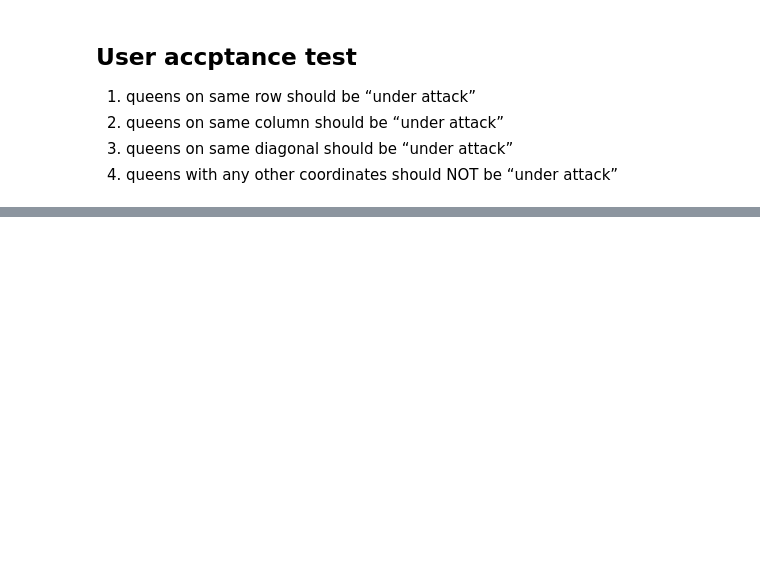
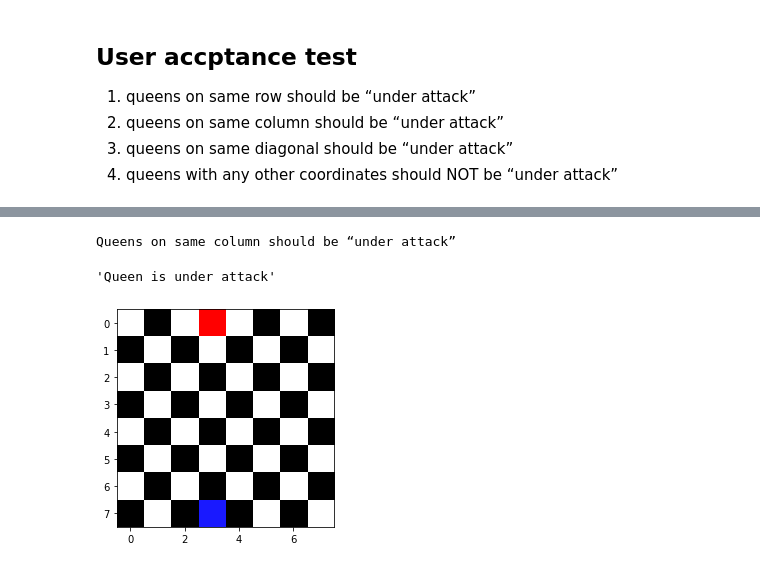
Before and after one commit to will-ing/chess-game, a Jupyter notebook: chess_board.ipynb, the cells around one changed output, grey strips where cells are left out. Saved outputs shown, nothing was run; the diff lists cells and outputs as text; code cells hidden in the pictures; blank space fills up the shorter version.

```diff
--- a/chess_board.ipynb
+++ b/chess_board.ipynb
@@ -70,0 +80,11 @@ board.render()
+# %%
+board = ChessBoard()
+blue = BlueQueen(7, 3)
+red = RedQueen(0, 3)
+board.render()
+print('Queens on same column should be “under attack”')
+board.is_under_attack(blue, red)
+# %% [output]
+Queens on same column should be “under attack”
+'Queen is under attack'
+[figure, added]
```
Also changed, not shown: parts of 6 cells of this notebook.
